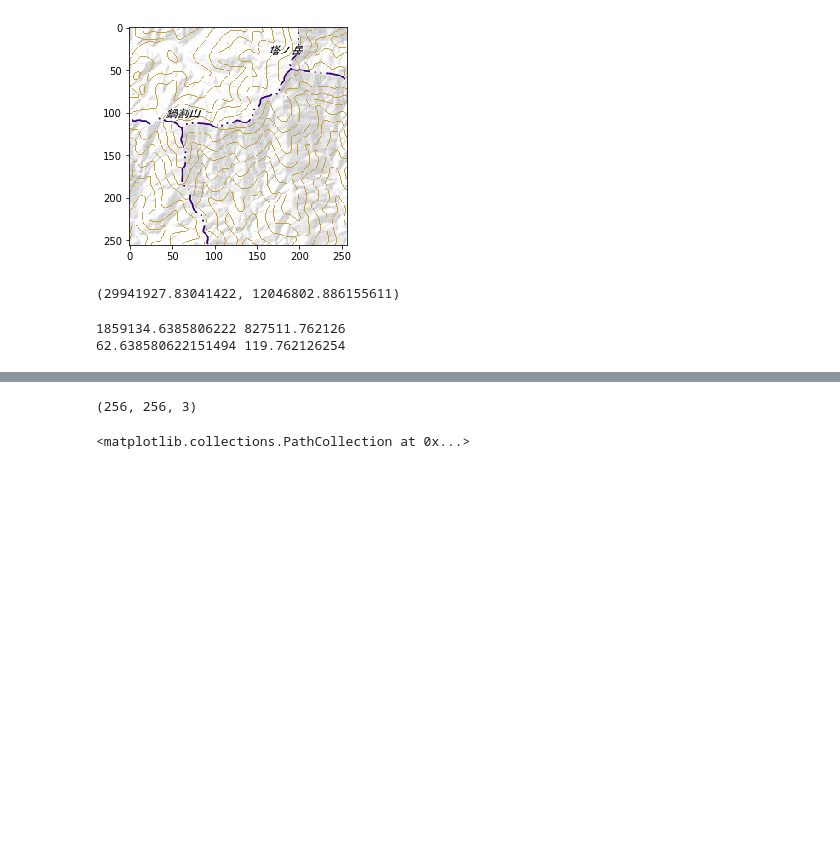
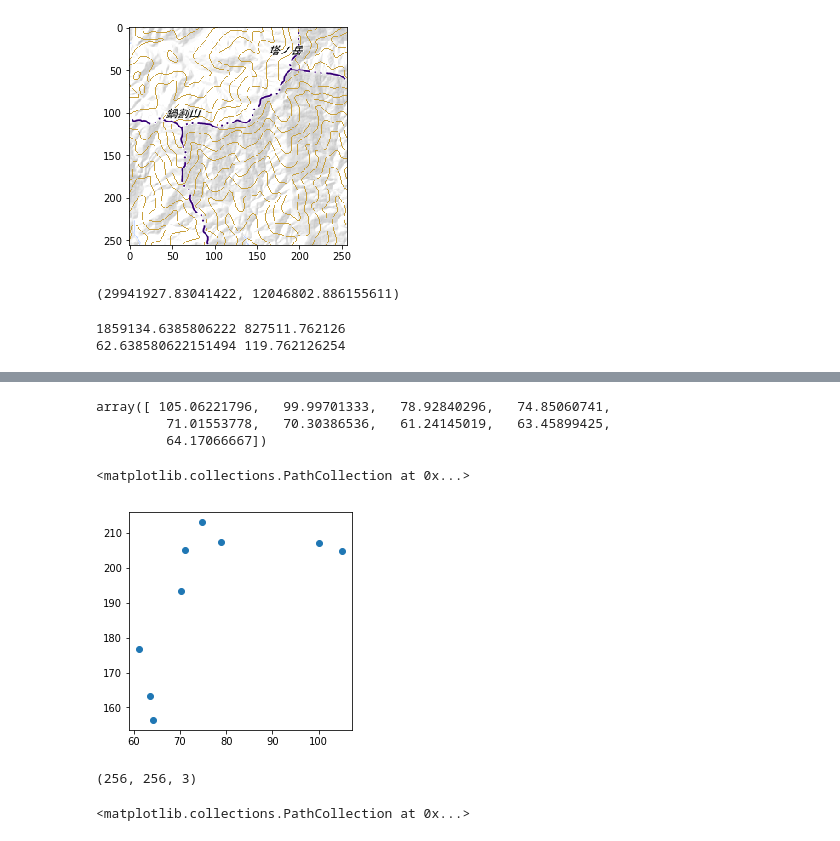
Before and after one commit to sw1227/nabewari_visualization, a Jupyter notebook: gpx.ipynb, the cells around one changed output, grey strips where cells are left out. Drawn from its saved outputs; the diff is of its cells as text; code cells hidden in the pictures; blank space fills up the shorter version.

```diff
--- a/gpx.ipynb
+++ b/gpx.ipynb
@@ -178,0 +182,11 @@ print(px%256, py%256)
+# %%
+#  鍋割山稜2 - 10
+numbers = [[35.43203333333334, 139.1488945], [35.431705, 139.148025], [35.43167166666667, 139.1444083333333],
+           [35.430875, 139.1437083333333], [35.43199166666667, 139.14305], [35.43361666666667, 139.1429278333333],
+           [35.43595, 139.1413721666667], [35.43785, 139.1417528333333], [35.438795, 139.141875]]
+# %%
+hoge = []
+for n in numbers:
+    lat, lon = latlon_to_pixel(n[0], n[1], 13)
+    hoge.append([lat%256, lon%256])
+hoge
@@ -179,3 +203,15 @@ print(px%256, py%256)
+# %%
+hoge = np.array(hoge)
+hoge[:, 0]
+# %% [output]
+array([ 105.06221796,   99.99701333,   78.92840296,   74.85060741,
+         71.01553778,   70.30386536,   61.24145019,   63.45899425,
+         64.17066667])
+# %%
+plt.scatter(hoge[:, 0], hoge[:, 1])
+# %% [output]
+<matplotlib.collections.PathCollection at 0x...>
+[figure, added]
 # %%
 nabewari_img.shape
 # %% [output]
```
Also changed, not shown: parts of 2 cells of this notebook, 12 other files.
